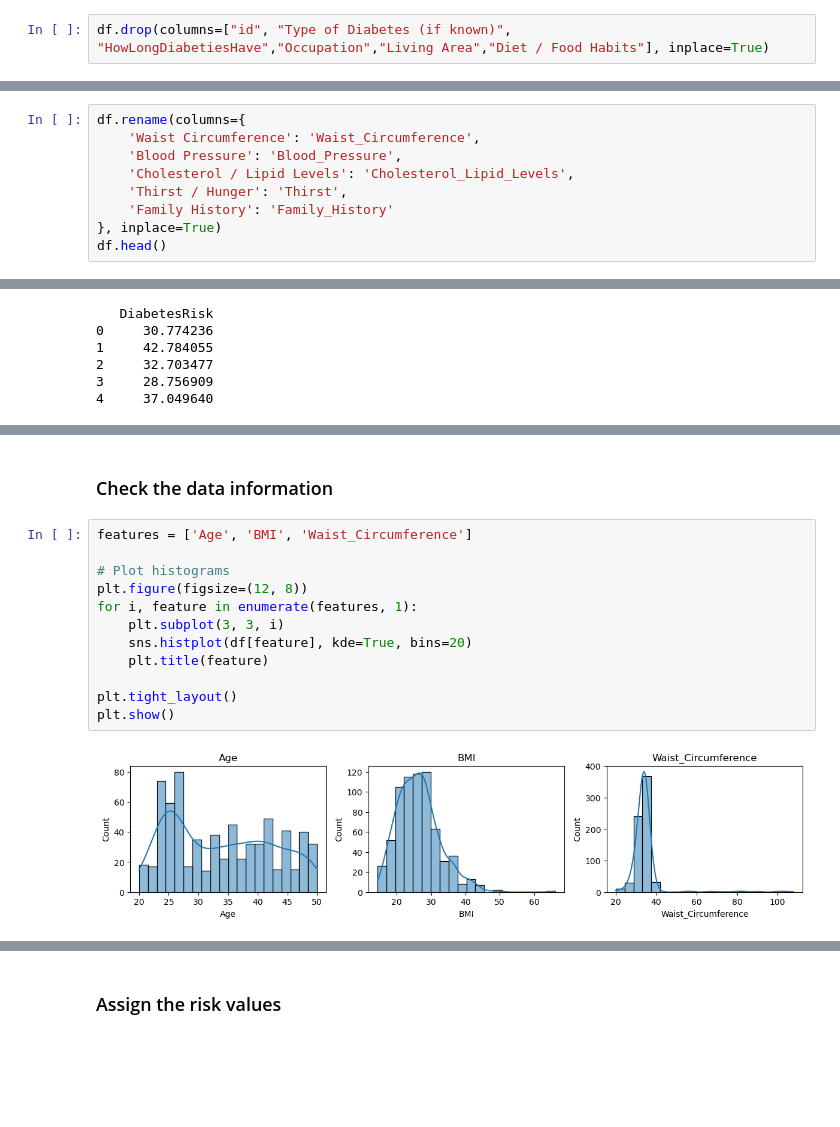
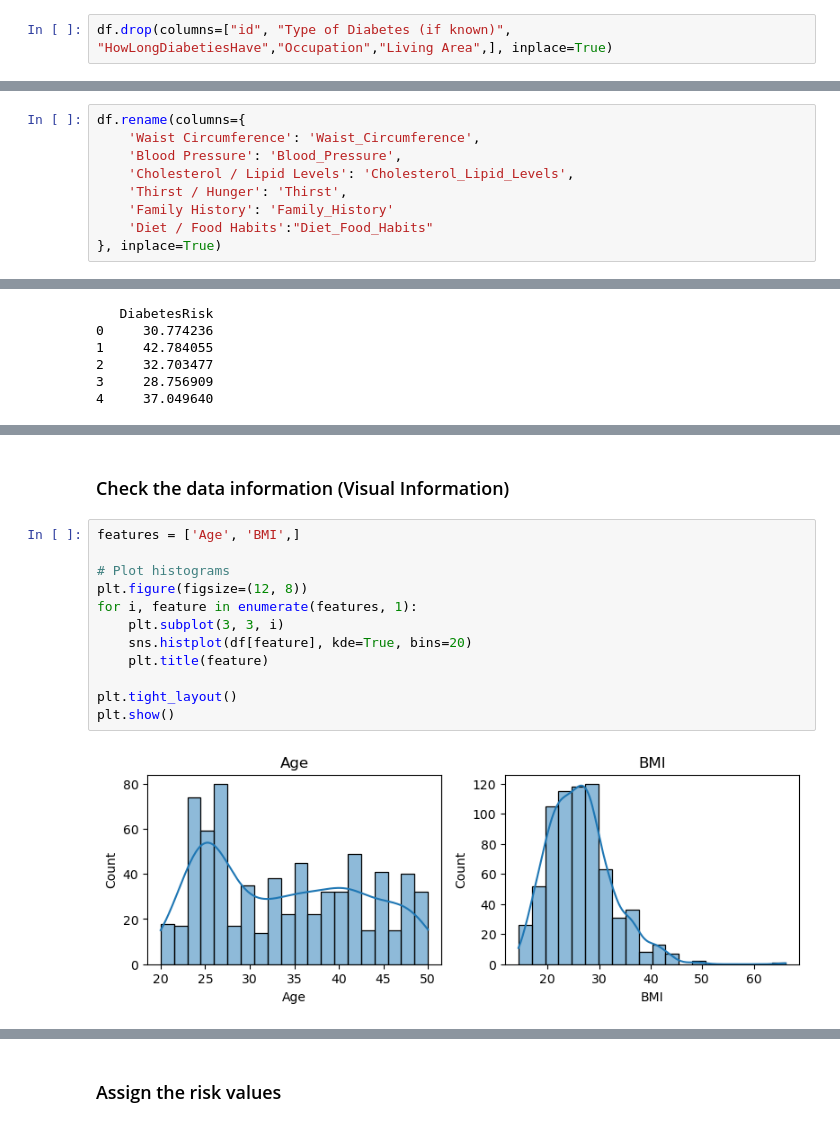
Before and after one commit to IsHaNinfo/FYP_Diabetic_Prediction_Recomandations, a Jupyter notebook: notebook/NoteBooks/Diabetic_Risk_Predictions/EDA_Diaetic_Risk_Prediction.ipynb, the cells around one changed output, grey strips where cells are left out. Saved outputs shown, nothing was run; the diff lists cells and outputs as text; blank space fills up the shorter version.

Commit message:
check the iissue

```diff
--- a/notebook/NoteBooks/Diabetic_Risk_Predictions/EDA_Diaetic_Risk_Prediction.ipynb
+++ b/notebook/NoteBooks/Diabetic_Risk_Predictions/EDA_Diaetic_Risk_Prediction.ipynb
@@ -180,7 +178,7 @@ dtype: int64
 # %% [markdown]
 #### Drop irrelevant Colums
 # %%
-df.drop(columns=["id", "Type of Diabetes (if known)", "HowLongDiabetiesHave","Occupation","Living Area","Diet / Food Habits"], inplace=True)
+df.drop(columns=["id", "Type of Diabetes (if known)", "HowLongDiabetiesHave","Occupation","Living Area",], inplace=True)
 # %%
 df.head()
 # %% [output]
@@ -218,8 +215,8 @@ df.rename(columns={
     'Cholesterol / Lipid Levels': 'Cholesterol_Lipid_Levels',
     'Thirst / Hunger': 'Thirst',
     'Family History': 'Family_History'
+    'Diet / Food Habits':"Diet_Food_Habits"
 }, inplace=True)
-df.head()
 # %% [output]
 |  | Age | Gender | Height | Weight | Waist_Circumference | Family_History | Blood_Pressure | ... |
 | 0 | 24 | 1 | 167.0 | 50.0 | 30.0 | 0 | 0 | ... |
@@ -309,16 +290,16 @@ df
 # %% [markdown]
-### Check the data information
+### Check the data information (Visual Information)
 # %%
-features = ['Age', 'BMI', 'Waist_Circumference']
+features = ['Age', 'BMI',]
 
 # Plot histograms
 plt.figure(figsize=(12, 8))
 for i, feature in enumerate(features, 1):
     plt.subplot(3, 3, i)
     sns.histplot(df[feature], kde=True, bins=20)
     plt.title(feature)
 
 plt.tight_layout()
 plt.show()
 # %% [output]
-[figure, old version]
+[figure, new version]
```
Also changed, not shown: parts of 11 cells of this notebook.
